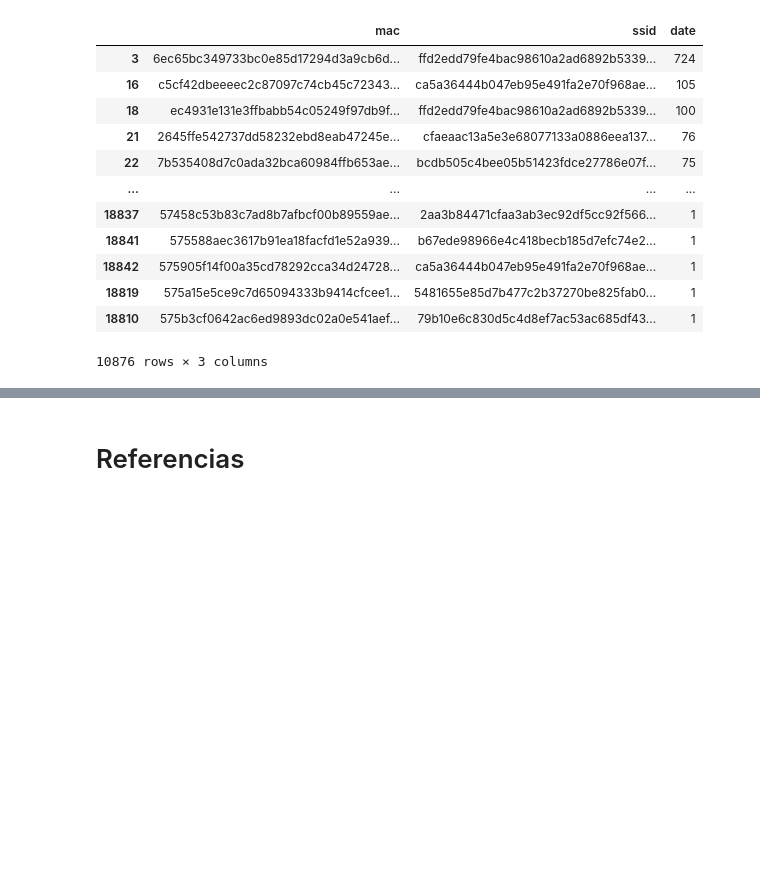
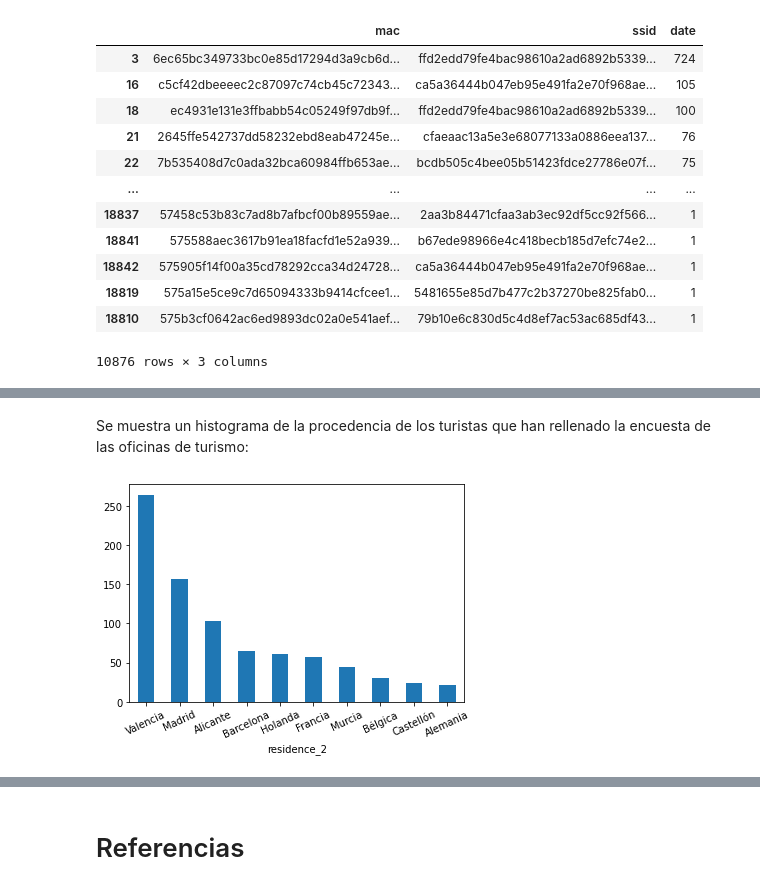
Before and after one commit to luperezsal/AlcoiTourist, a Jupyter notebook: Proyecto3_2.ipynb, the cells around one changed output, grey strips where cells are left out. Cells and saved outputs as stored; diff of their text form; code cells hidden in the pictures; blank space fills up the shorter version.

```diff
--- a/Proyecto3_2.ipynb
+++ b/Proyecto3_2.ipynb
@@ -165,0 +166,9 @@ Obtenemos un total de 10.876 dispositivos cuya red favorita no es de Alcoy, por
+# %%
+COLUMNS_RENAMED = ['date', 'residence_1', 'residence_2', 'companions_number', 'companions_visited_info_office', 'wifi_enabled']
+
+
+quiz_df.columns = COLUMNS_RENAMED
+quiz_df['date'] = pd.to_datetime(quiz_df['date'], infer_datetime_format = True)
+quiz_df['residence_2'] = quiz_df['residence_2'].str.strip()
+
+quiz_df
@@ -165,0 +189,11 @@ Obtenemos un total de 10.876 dispositivos cuya red favorita no es de Alcoy, por
+# %% [markdown]
+Se muestra un histograma de la procedencia de los turistas que han rellenado la encuesta de las oficinas de turismo:
+# %%
+import seaborn as sns
+import matplotlib.pyplot as plt
+
+top_visitor_places = quiz_df.groupby(['residence_2'])['residence_2'].count().sort_values(ascending = False)
+histogram = top_visitor_places[:10].plot(kind='bar')
+histogram.tick_params(axis='x', rotation=25)
+# %% [output]
+[figure, added]
```
Also changed, not shown: parts of 6 cells of this notebook.
